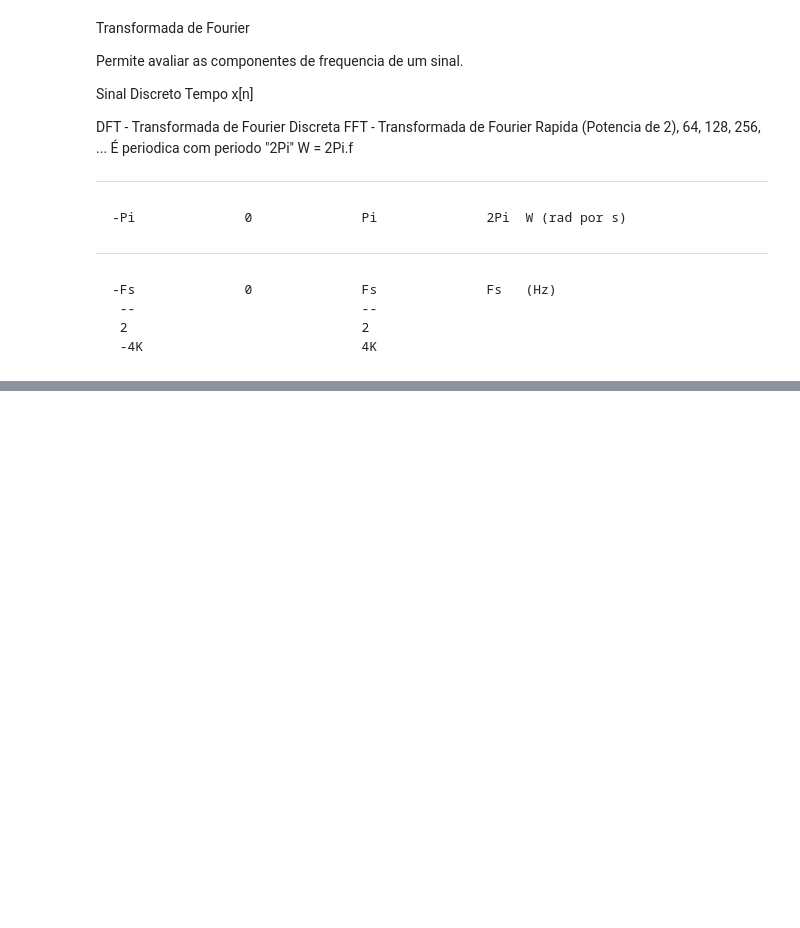
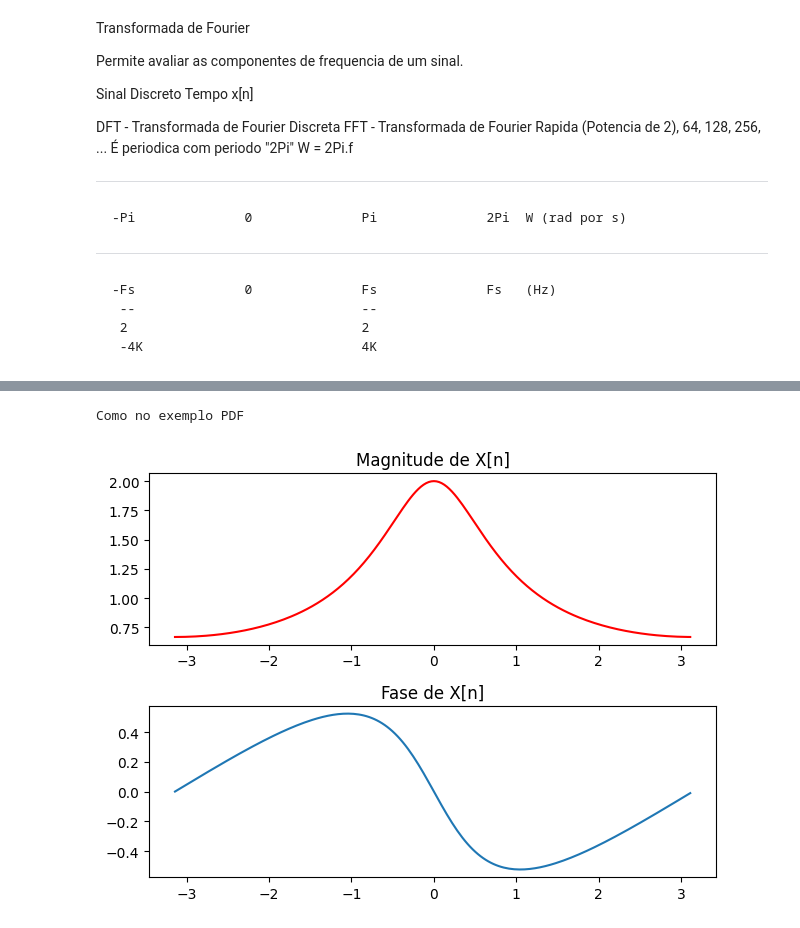
Before and after one commit to mpsmaker/UNIVALI, a Jupyter notebook: 21814_PDS/Aula_06/Note1_Transformada_Fourier.ipynb, the cells around one changed output, grey strips where cells are left out. Drawn from its saved outputs; the diff is of its cells as text; code cells hidden in the pictures; blank space fills up the shorter version.

```diff
--- a/21814_PDS/Aula_06/Note1_Transformada_Fourier.ipynb
+++ b/21814_PDS/Aula_06/Note1_Transformada_Fourier.ipynb
@@ -68,0 +67,27 @@ X:[-1.         -0.99901312 -0.99605346 -0.99112393 -0.9842294  -0.97537668
+# %%
+print("Como no exemplo PDF")
+w = np.arange(-np.pi, np.pi, np.pi/100) #W vai de menos pi até pi sobre 100
+a = 0.5
+Num = 1 # Numerador
+Den = 1 - a*np.exp(-1j*w) # Denominador
+X = Num/Den #x = numerador/denominador
+
+Mod_X = abs(X) #módulo corresponde ao módulo de X
+Fase_X = np.angle(X) #Fase corresponde ao ângulo
+
+#Plota o módulo/Magnitude
+plt.subplot(2,1,1)
+plt.plot(w, Mod_X,'r')
+plt.title('Magnitude de X[n]')
+
+#Plota a fase
+plt.subplot(2,1,2)
+plt.plot(w, Fase_X)
+plt.title('Fase de X[n]')
+
+
+plt.tight_layout()
+plt.show()
+# %% [output]
+Como no exemplo PDF
+[figure, added]
```
Also changed, not shown: parts of 2 cells of this notebook, 17 other files.
